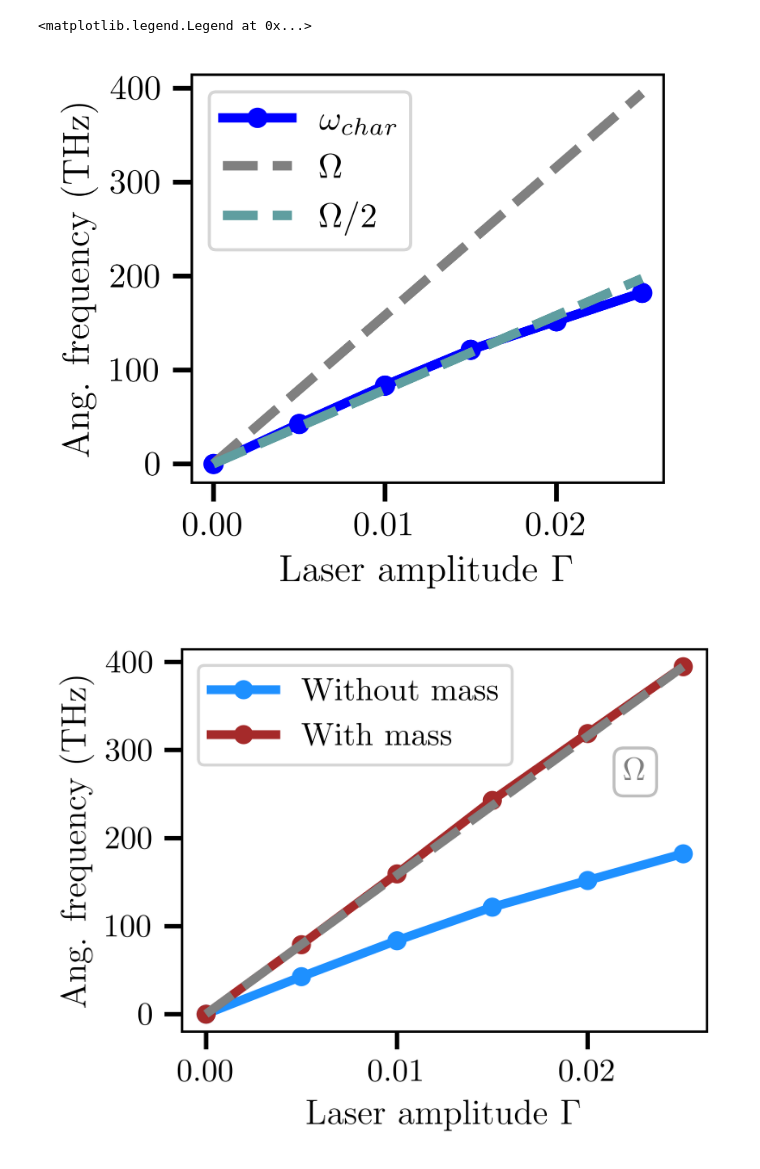
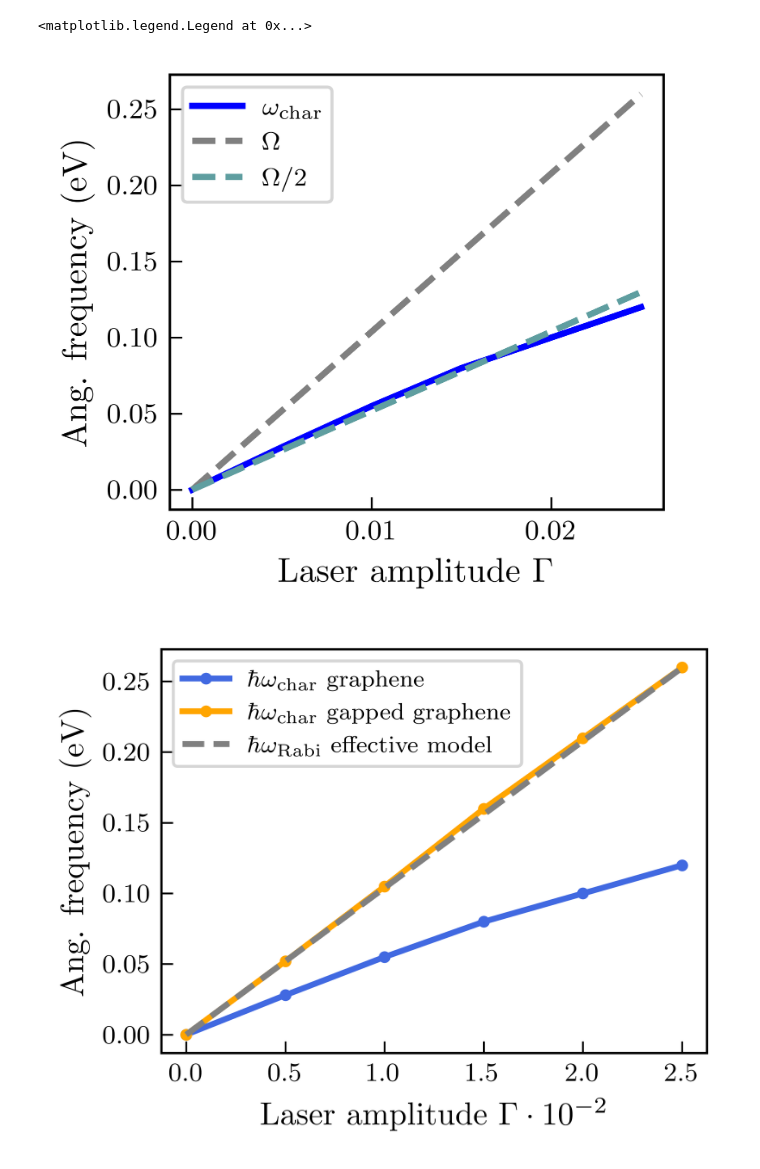
Before and after one commit to Erneh/Neq_TFM, a Jupyter notebook: result_analysis/graphs_freqs.ipynb, the cells around one changed output. Drawn from its saved outputs; the diff is of its cells as text; code cells hidden in the pictures.

```diff
--- a/result_analysis/graphs_freqs.ipynb
+++ b/result_analysis/graphs_freqs.ipynb
@@ -287,7 +266,5 @@ fig.savefig('Graphs/neq_comparison.pdf')
 # %%
-#%% Trying Rabi stuff to see if theoretical results make sense using gap
-
-
+#%% Trying Rabi stuff to see if theoretical results make sense using gap¡
 t = -2.7
 Phi0 = 2*np.pi*hbar
 if modifier_id == 'circln':
@@ -304,37 +281,35 @@ rabi_freq = np.sqrt(delta_w**2 + w1**2)
 #rabi_freq = 2*vf*A0/jcl.hbar_fs*np.sqrt(1+E**2/(vf**2*A0**2))
 
 
-
 fig, ax = plt.subplots(dpi=800, figsize=(7/2.54, 6/2.54), layout='constrained')
-ax.plot(gamma_list, char_freq[:,3]*1000, ls='-', c=color_list[3], marker='.', label='$\\omega_{char}$')
-ax.plot(gamma_list, rabi_freq*1000, ls='--', c='grey', label=f'$\\Omega$')
-ax.plot(gamma_list, rabi_freq/2*1000, ls='--', c='cadetblue', label=f'$\\Omega/2$')
+ax.plot(gamma_list, hbar*char_freq[:,3], ls='-', c=color_list[3], marker='.', label='$\\omega_{\\mathrm{char}}$')
+ax.plot(gamma_list, hbar*rabi_freq, ls='--', c='grey', label=f'$\\Omega$')
+ax.plot(gamma_list, hbar*rabi_freq/2, ls='--', c='cadetblue', label=f'$\\Omega/2$')
 #ax.set_title('Characteristic Frequencies in $E=0.5\\hbar\\omega$')
 ax.set_xlabel('Laser amplitude $\\Gamma$')
-ax.set_ylabel('Ang. frequency (THz)')
+ax.set_ylabel('Ang. frequency (eV)')
 ax.legend()
 
 #np.save('Out/char_freqs.npy', char_freq[:,3])
 # %% [output]
 <matplotlib.legend.Legend at 0x...>
-[figure, old version]
+[figure, new version]
 # %%
 # Comparison between gapped graphene, usual graphene and Rabi
 char_freq_hbn = res2['char_freq']
 props = dict(boxstyle='round', facecolor='white', edgecolor='grey', alpha=0.5)
 
 fig, ax = plt.subplots(dpi=800, figsize=(8/2.54, 6/2.54), layout='constrained')
-ax.plot(gamma_list, char_freq[:,3]*1000, ls='-', c='dodgerblue', marker='.', label='Without mass')
-ax.plot(gamma_list, char_freq_hbn[:,3]*1000, ls='-', marker='.', c='brown', label=f'With mass')
-ax.plot(gamma_list, rabi_freq*1000, ls='--', c='grey')
-ax.text(0.0225, 275, '$\\Omega$', color='grey', bbox=props, ha='center', va='center')
+ax.plot(gamma_list*100, char_freq[:,3]*hbar, ls='-', markersize=8, c='royalblue', marker='.', label='$\\hbar \\omega_{\\mathrm{char}}$ graphene')
+ax.plot(gamma_list*100, char_freq_hbn[:,3]*hbar, ls='-', marker='.',markersize=8, c='orange', label='$\\hbar \\omega_{\\mathrm{char}}$ gapped graphene')
+ax.plot(gamma_list*100, rabi_freq*hbar, ls='--', c='grey', label='$\\hbar \\omega_\\mathrm{Rabi}$ effective model')
 #ax.set_title('Characteristic Frequencies in $E=0.5\\hbar\\omega$')
-ax.set_xlabel('Laser amplitude $\\Gamma$')
-ax.set_ylabel('Ang. frequency (THz)')
+ax.set_xlabel('Laser amplitude $\\Gamma \\cdot 10^{-2}$')
+ax.set_ylabel('Ang. frequency (eV)')
 ax.legend()
 fig.savefig('Graphs/neq_mass.pdf')
 # %% [output]
-[figure, old version]
+[figure, new version]
 # %%
 # Graph of the results
 fig, ax = plt.subplots(dpi=800, figsize=(8/2.54, 6/2.54), layout='constrained')
```
Also changed, not shown: parts of 5 cells of this notebook, 3 other files.
